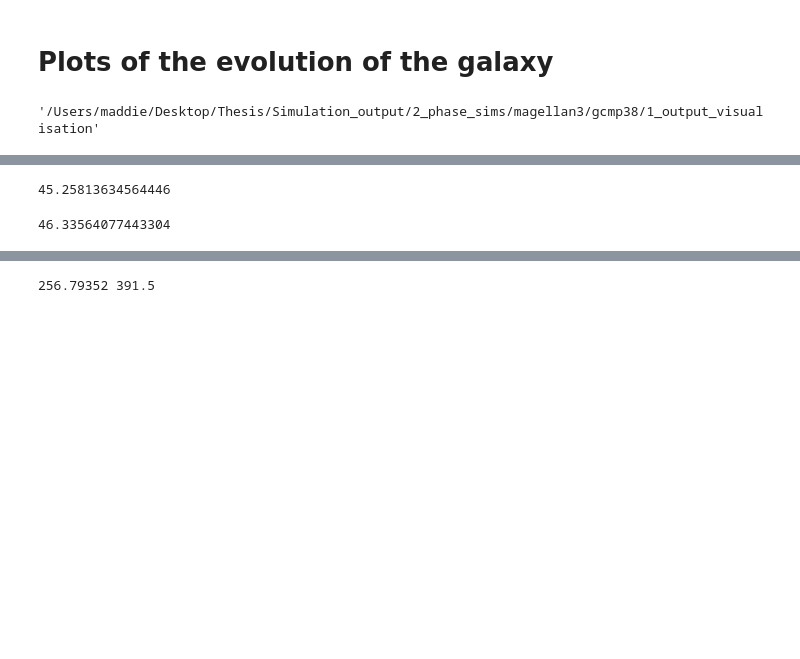
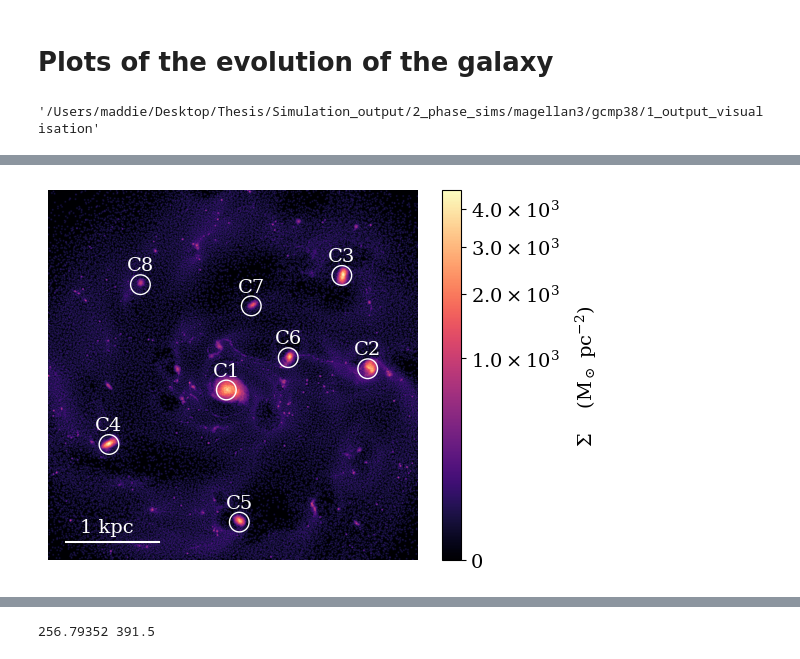
Before and after one commit to madeleine-mckenzie/mPhys, a Jupyter notebook: project_2/jupyter_scripts/2_phase_import3.ipynb, the cells around one changed output, grey strips where cells are left out. Saved outputs shown, nothing was run; the diff lists cells and outputs as text; code cells hidden in the pictures; blank space fills up the shorter version.

```diff
--- a/project_2/jupyter_scripts/2_phase_import3.ipynb
+++ b/project_2/jupyter_scripts/2_phase_import3.ipynb
@@ -1949,27 +1881,55 @@ NameError: name 'plt' is not defined
 # %%
+# Enter in the ordering of the most massive clumps
+
+# for 50
+#clump_numbers = [0,1,3,6,5,2,4,10]
+
+# For 38
+clump_numbers = [2,5,0,1,3,4,6,13]
+
+#for 55
+#clump_numbers = [0,1,2,5,4,6, 7, 10]
+
 rang = 2000
 bin_size = 4000
 cmap = plt.cm.get_cmap('magma')
 gamma = 0.4
 i = 6
 hist1, xedges, yedges = np.histogram2d(df_g[i].x, df_g[i].y, bins = bin_size, weights = df_g[i].mass, range=([-rang,rang],[-rang,rang]))
 smoothing_sigma = 5
 hist1 = gaussian_filter(hist1, sigma=smoothing_sigma) #because of per 100 pc bins
 fig, ax1 = plt.subplots()
 
 im2 = ax1.imshow(hist1.T, norm=mcolors.PowerNorm(gamma),
              origin='lower', extent=[-rang, rang, -rang, rang], cmap=cmap)
 ax1.plot([-1800,-800], [-1800, -1800], color='white')
 cbar = fig.colorbar(im2, ax=ax1, format=ticker.FuncFormatter(fmt))
-ax1.text(time_x, time_y, str(np.round(timesteps[5]/10**6, 1)) + ' Myr', color='white')
+
 ax1.scatter(max_x[clump_numbers], max_y[clump_numbers], s=200, facecolors='none', edgecolors='white')
 #ax1.scatter(max_x, max_y, s=100, facecolors='none', edgecolors='white')
 ax1.set_ylabel('Y (pc)')
 ax1.set_xlabel('X (pc)')
 #ax1.set_title('$\Sigma_{ H_2 }$')
 cbar.set_label(r'$\Sigma $    (M$_\odot$ pc$^{-2}$)', labelpad = 10)
 plt.axis('off')
-cbar.ax.minorticks_on()
+
 ax1.text(-1650, -1700, '1 kpc', c = 'white')
-plt.savefig('h2_gas_'+ str(i), bbox_inches='tight', dpi = 300)
+
+#offset value
+ov_x = -150
+ov_y = 150
+
+ax1.text(max_x[clump_numbers[0]]+ov_x, max_y[clump_numbers[0]]+ov_y, 'C1', color='white')
+ax1.text(max_x[clump_numbers[1]]+ov_x, max_y[clump_numbers[1]]+ov_y, 'C2', color='white')
+ax1.text(max_x[clump_numbers[2]]+ov_x, max_y[clump_numbers[2]]+ov_y, 'C3', color='white')
+ax1.text(max_x[clump_numbers[3]]+ov_x, max_y[clump_numbers[3]]+ov_y, 'C4', color='white')
+ax1.text(max_x[clump_numbers[4]]+ov_x, max_y[clump_numbers[4]]+ov_y, 'C5', color='white')
+ax1.text(max_x[clump_numbers[5]]+ov_x, max_y[clump_numbers[5]]+ov_y, 'C6', color='white')
+ax1.text(max_x[clump_numbers[6]]+ov_x, max_y[clump_numbers[6]]+ov_y, 'C7', color='white')
+ax1.text(max_x[clump_numbers[7]]+ov_x, max_y[clump_numbers[7]]+ov_y, 'C8', color='white')
+
+
+plt.savefig('clump_ID'+ str(i), bbox_inches='tight', dpi = 300)
 plt.show()
+# %% [output]
+[figure, added]
@@ -2127,8 +1935,0 @@ plt.show()
-# %%
-(np.std(df_d[-1].vx)**2 + np.std(df_d[-1].vy)**2 + np.std(df_d[-1].vz)**2)**0.5 /3**0.5
-# %% [output]
-45.25813634564446
-# %%
-((np.std(df_d[0].vx)**2 + np.std(df_d[0].vy)**2 + np.std(df_d[0].vz)**2)**0.5 )/3**0.5
-# %% [output]
-46.33564077443304
```
Also changed, not shown: parts of 24 cells of this notebook.
